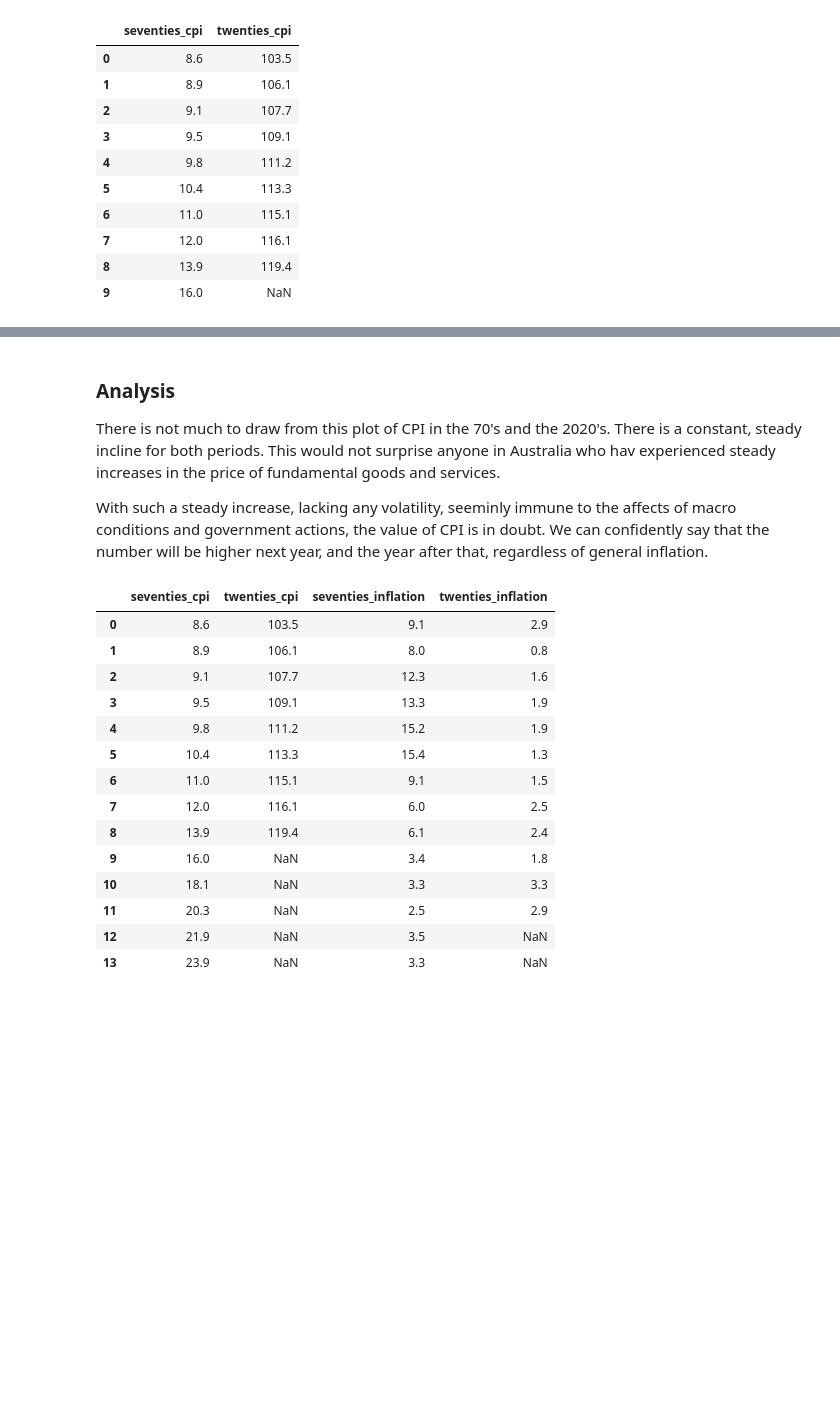
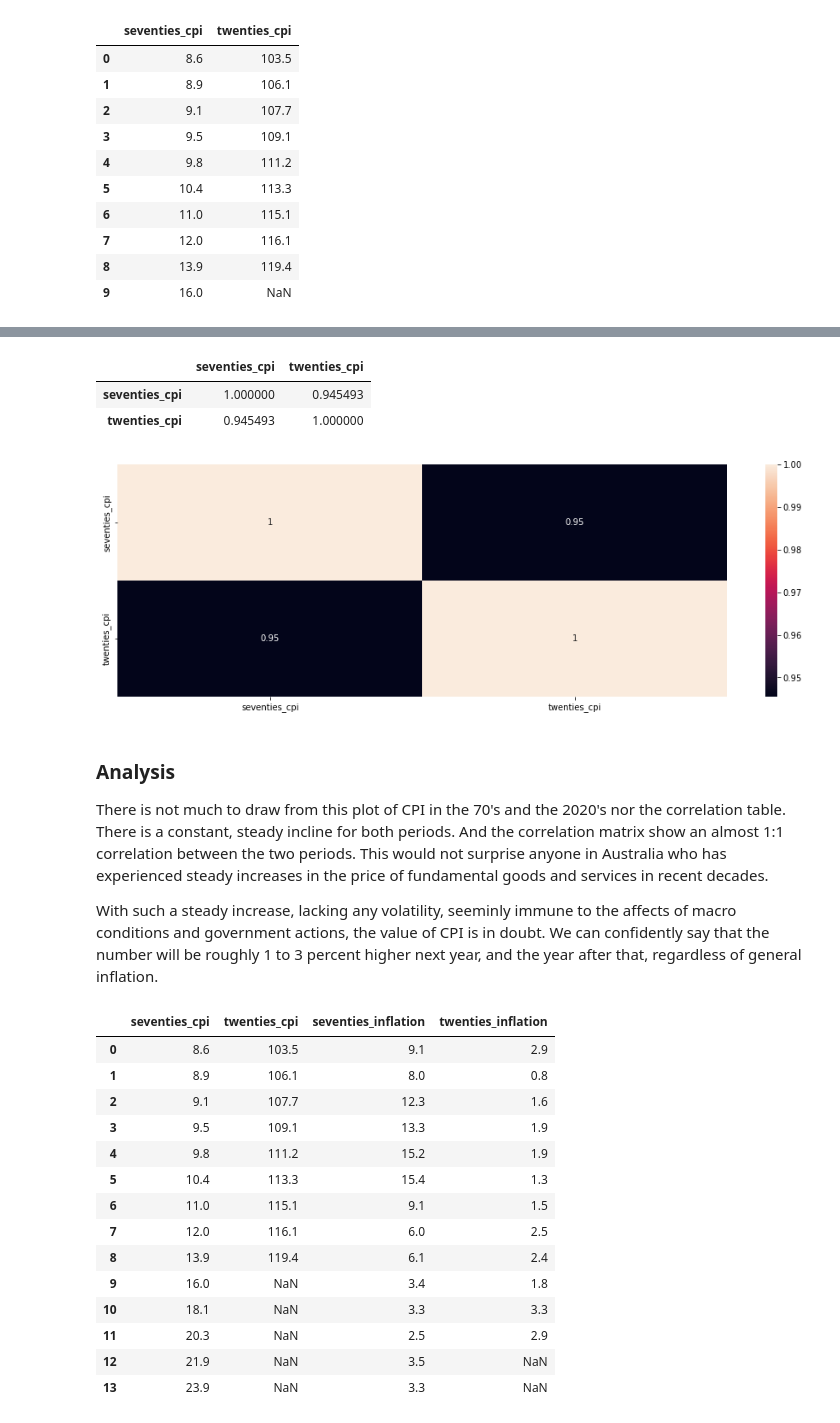
Before and after one commit to malrepos/FirstGroup, a Jupyter notebook: presentation_draft.ipynb, the cells around one changed output, grey strips where cells are left out. Cells and saved outputs as stored; diff of their text form; code cells hidden in the pictures; blank space fills up the shorter version.

Commit message:
added correlation matrices for cpi and inflation; analysis for housing inflation

```diff
--- a/presentation_draft.ipynb
+++ b/presentation_draft.ipynb
@@ -479,12 +485,32 @@ cpi_comparison
 cpi_comparison.hvplot()
 # %% [output]
 [interactive output not drawn]
+# %%
+# here I find the correlation between 1970's and twenties CPI.
+# the matrix show a high correlation between the two, which is not surprising
+cpi_corr = cpi_comparison.corr()
+cpi_corr
+# %% [output]
+|  | seventies_cpi | twenties_cpi |
+| seventies_cpi | 1.000000 | 0.945493 |
+| twenties_cpi | 0.945493 | 1.000000 |
+# %%
+# using seaborn I can create a heatmap of our matrix with annotations
+
+import matplotlib.pyplot as plt
+import seaborn as sns
+
+plt.figure(figsize = (16,5))
+sns.heatmap(cpi_corr, annot=True)
+plt.show()
+# %% [output]
+[figure, added]
 # %% [markdown]
 ### Analysis
 
-There is not much to draw from this plot of CPI in the 70's and the 2020's. There is a constant, steady incline for both periods. This would not surprise anyone in Australia who hav experienced steady increases in the price of fundamental goods and services.
+There is not much to draw from this plot of CPI in the 70's and the 2020's nor the correlation table. There is a constant, steady incline for both periods. And the correlation matrix show an almost 1:1 correlation between the two periods. This would not surprise anyone in Australia who has experienced steady increases in the price of fundamental goods and services in recent decades.
 
-With such a steady increase, lacking any volatility, seeminly immune to the affects of macro conditions and government actions, the value of CPI is in doubt. We can confidently say that the number will be higher next year, and the year after that, regardless of general inflation.
+With such a steady increase, lacking any volatility, seeminly immune to the affects of macro conditions and government actions, the value of CPI is in doubt. We can confidently say that the number will be roughly 1 to 3 percent higher next year, and the year after that, regardless of general inflation.
 # %%
 # Inflation and CPI, for 1966-1979 and 2010-2021 concatenated
 
```
Also changed, not shown: parts of 2 cells of this notebook.
